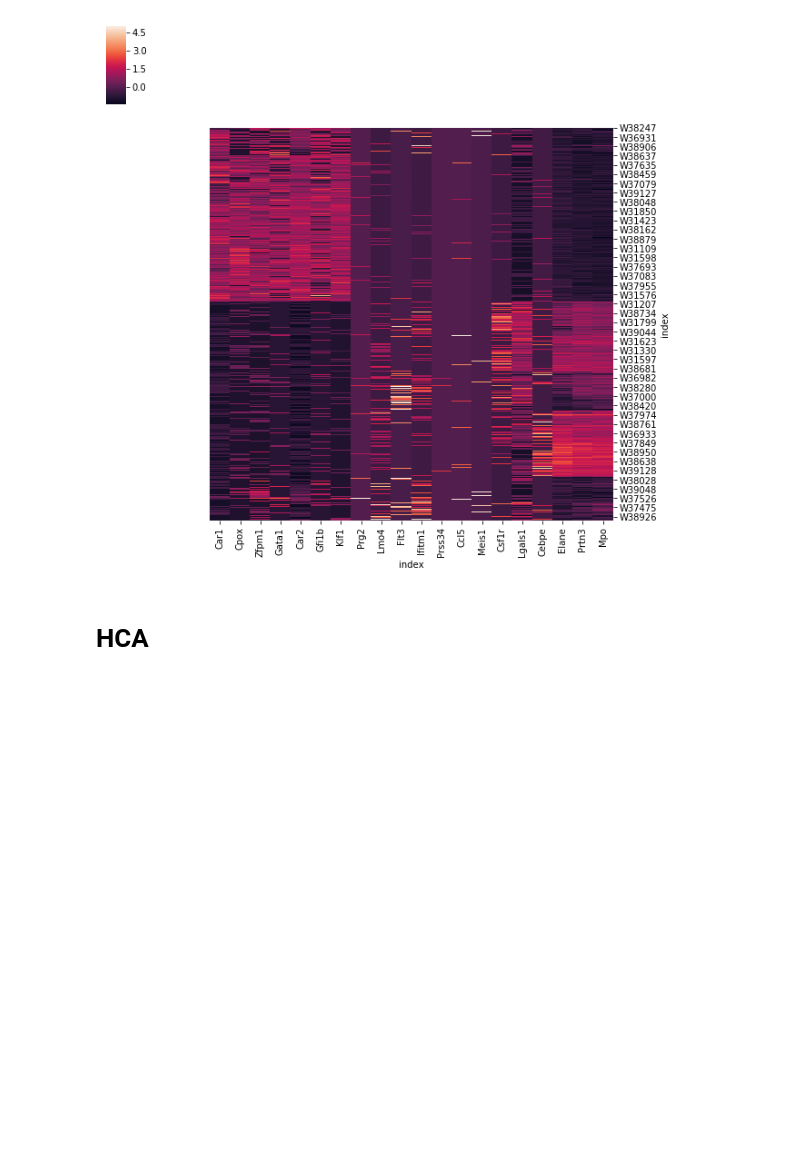
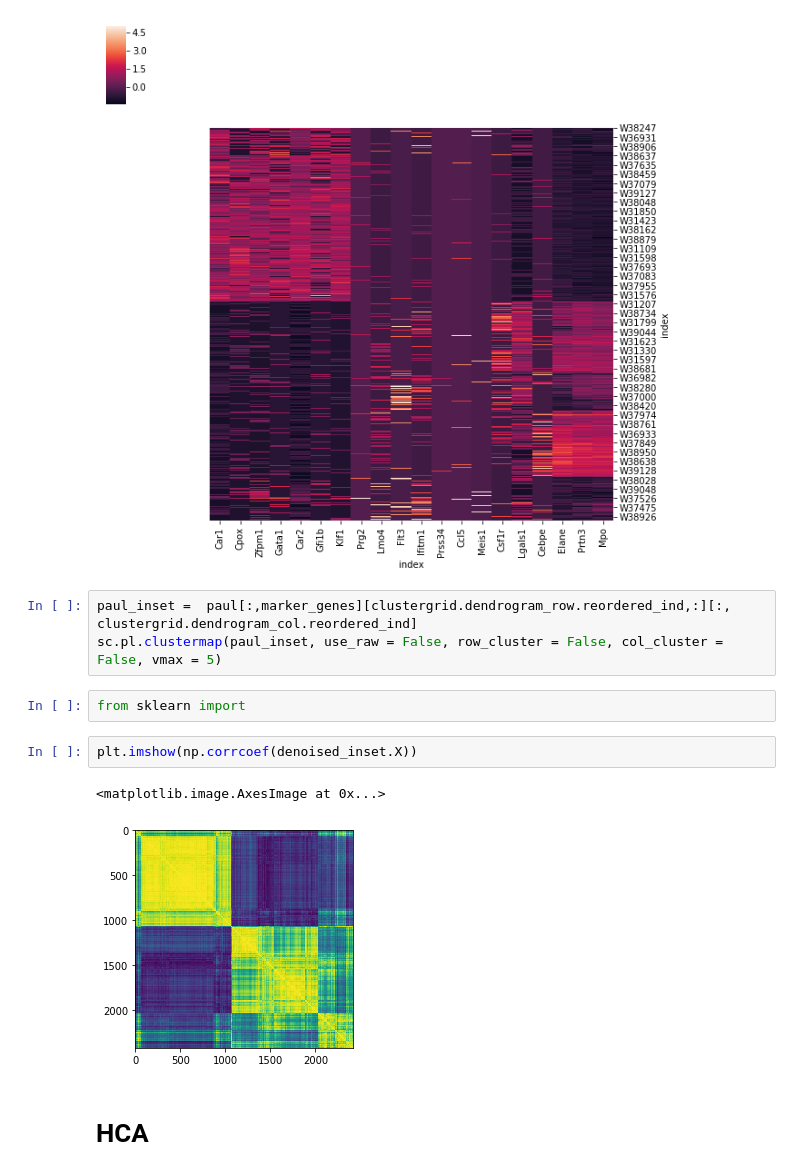
Before and after one commit to czbiohub-sf/molecular-cross-validation, a Jupyter notebook: src/noise2self_sc/PCA Demo.ipynb, the cells around one changed output. Saved outputs shown, nothing was run; the diff lists cells and outputs as text; blank space fills up the shorter version.

```diff
--- a/src/noise2self_sc/PCA Demo.ipynb
+++ b/src/noise2self_sc/PCA Demo.ipynb
@@ -72,6 +72,16 @@ paul_inset = denoised_inset = paul[:,marker_genes][clustergrid.dendrogram_row.re
 sc.pl.clustermap(paul_inset, use_raw = False, row_cluster = False, col_cluster = False, vmax = 5)
 # %% [output]
 [figure]
+# %%
+paul_inset =  paul[:,marker_genes][clustergrid.dendrogram_row.reordered_ind,:][:, clustergrid.dendrogram_col.reordered_ind]
+sc.pl.clustermap(paul_inset, use_raw = False, row_cluster = False, col_cluster = False, vmax = 5)
+# %%
+from sklearn import
+# %%
+plt.imshow(np.corrcoef(denoised_inset.X))
+# %% [output]
+<matplotlib.image.AxesImage at 0x...>
+[figure, added]
 # %% [markdown]
 # HCA
 # %%
```
Also changed, not shown: 3 other files.
